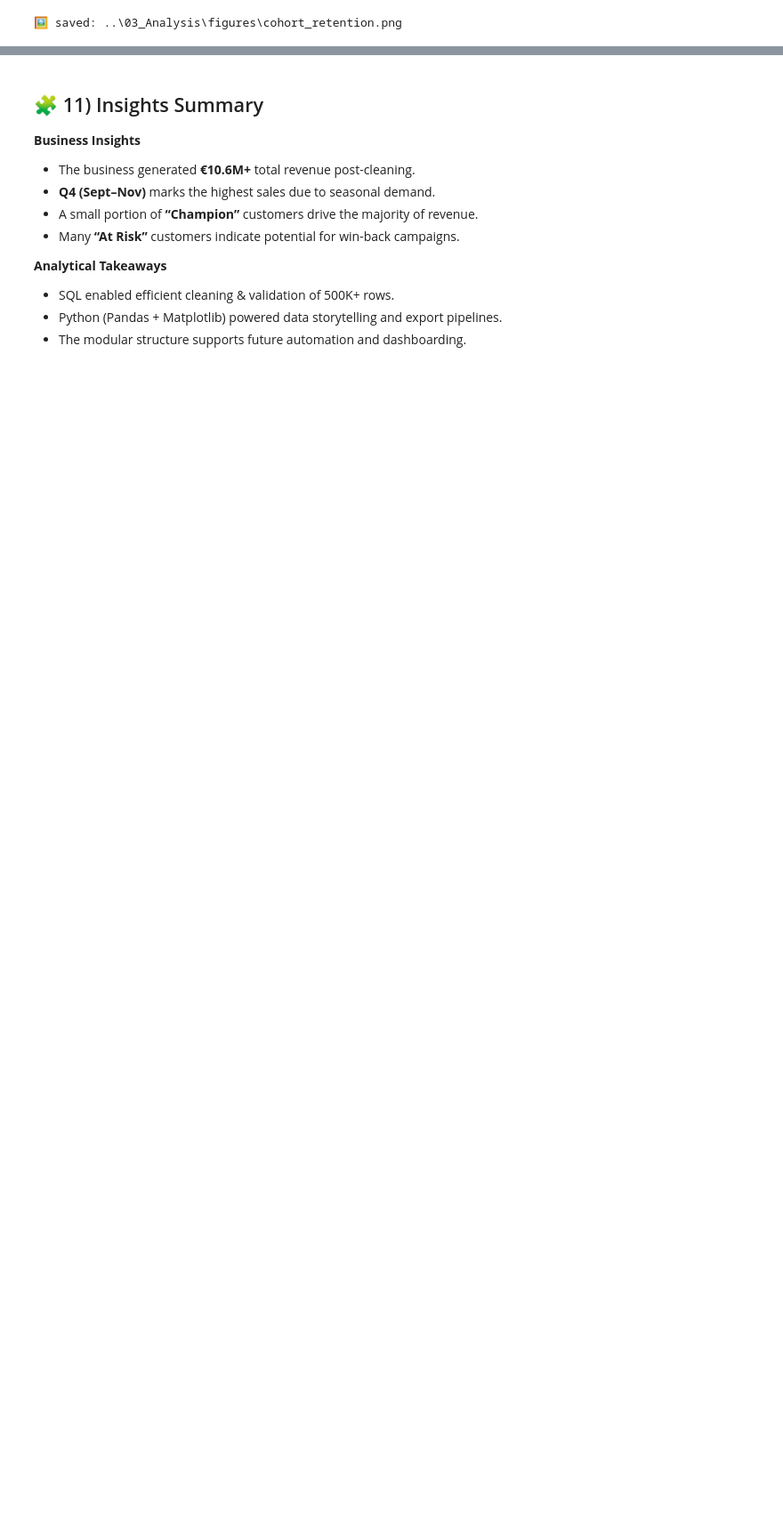
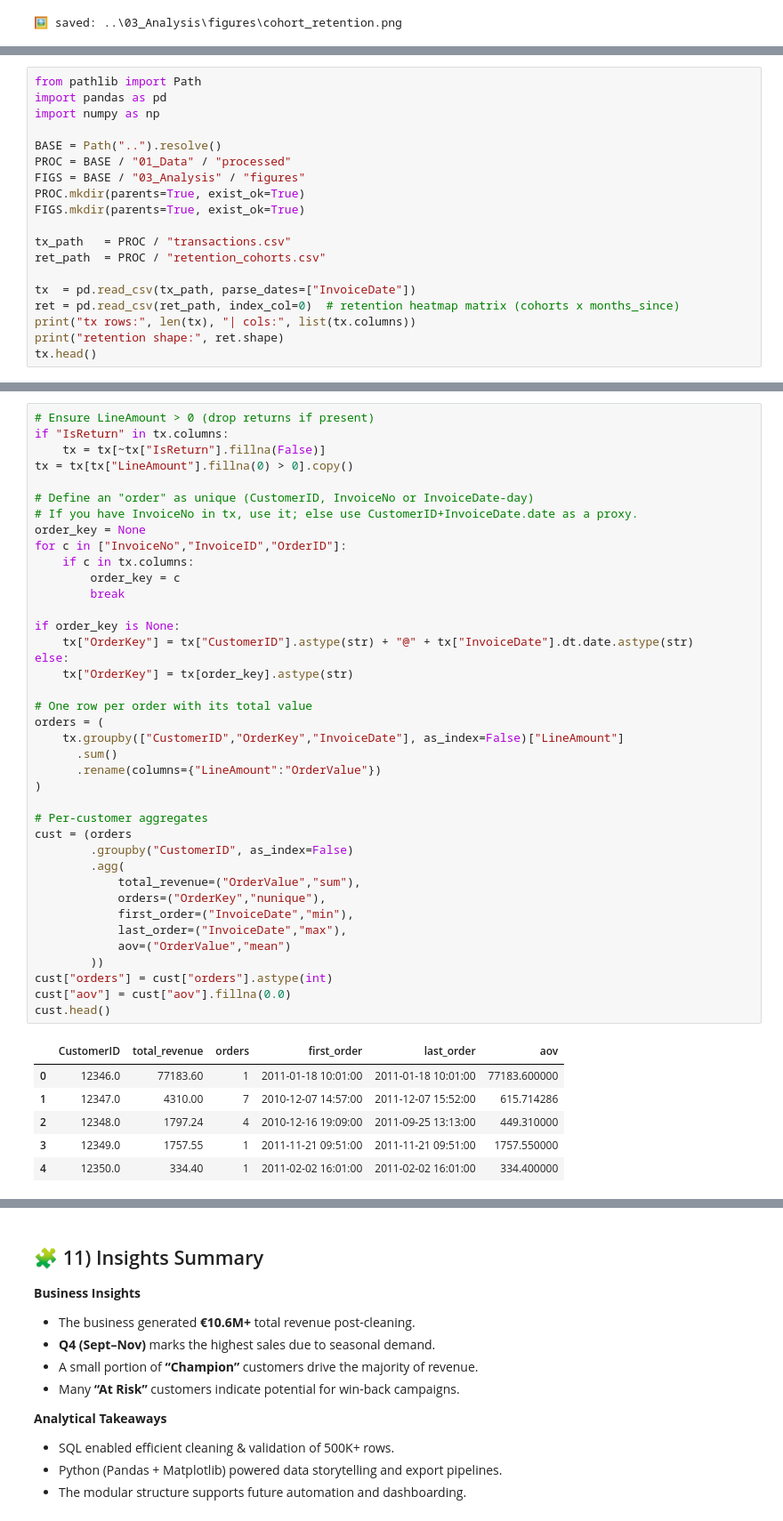
Before and after one commit to HuzeifKhan/Ecommerce-Finance-Analytics-Portfolio, a Jupyter notebook: 03_Analysis/ecommerce_analysis.ipynb, the cells around one changed output, grey strips where cells are left out. Shown at 89% size. Cells and saved outputs as stored; diff of their text form; blank space fills up the shorter version.

```diff
--- a/03_Analysis/ecommerce_analysis.ipynb
+++ b/03_Analysis/ecommerce_analysis.ipynb
@@ -933,0 +936,19 @@ print("🖼️ saved:", cohort_png)
+# %%
+from pathlib import Path
+import pandas as pd
+import numpy as np
+
+BASE = Path("..").resolve()
+PROC = BASE / "01_Data" / "processed"
+FIGS = BASE / "03_Analysis" / "figures"
+PROC.mkdir(parents=True, exist_ok=True)
+FIGS.mkdir(parents=True, exist_ok=True)
+
+tx_path   = PROC / "transactions.csv"
+ret_path  = PROC / "retention_cohorts.csv"
+
+tx  = pd.read_csv(tx_path, parse_dates=["InvoiceDate"])
+ret = pd.read_csv(ret_path, index_col=0)  # retention heatmap matrix (cohorts x months_since)
+print("tx rows:", len(tx), "| cols:", list(tx.columns))
+print("retention shape:", ret.shape)
+tx.head()
@@ -933,0 +964,46 @@ print("🖼️ saved:", cohort_png)
+# %%
+# Ensure LineAmount > 0 (drop returns if present)
+if "IsReturn" in tx.columns:
+    tx = tx[~tx["IsReturn"].fillna(False)]
+tx = tx[tx["LineAmount"].fillna(0) > 0].copy()
+
+# Define an "order" as unique (CustomerID, InvoiceNo or InvoiceDate-day)
+# If you have InvoiceNo in tx, use it; else use CustomerID+InvoiceDate.date as a proxy.
+order_key = None
+for c in ["InvoiceNo","InvoiceID","OrderID"]:
+    if c in tx.columns:
+        order_key = c
+        break
+
+if order_key is None:
+    tx["OrderKey"] = tx["CustomerID"].astype(str) + "@" + tx["InvoiceDate"].dt.date.astype(str)
+else:
+    tx["OrderKey"] = tx[order_key].astype(str)
+
+# One row per order with its total value
+orders = (
+    tx.groupby(["CustomerID","OrderKey","InvoiceDate"], as_index=False)["LineAmount"]
+      .sum()
+      .rename(columns={"LineAmount":"OrderValue"})
+)
+
+# Per-customer aggregates
+cust = (orders
+        .groupby("CustomerID", as_index=False)
+        .agg(
+            total_revenue=("OrderValue","sum"),
+            orders=("OrderKey","nunique"),
+            first_order=("InvoiceDate","min"),
+            last_order=("InvoiceDate","max"),
+            aov=("OrderValue","mean")
+        ))
+cust["orders"] = cust["orders"].astype(int)
+cust["aov"] = cust["aov"].fillna(0.0)
+cust.head()
+# %% [output]
+|  | CustomerID | total_revenue | orders | first_order | last_order | aov |
+| 0 | 12346.0 | 77183.60 | 1 | 2011-01-18 10:01:00 | 2011-01-18 10:01:00 | 77183.600000 |
+| 1 | 12347.0 | 4310.00 | 7 | 2010-12-07 14:57:00 | 2011-12-07 15:52:00 | 615.714286 |
+| 2 | 12348.0 | 1797.24 | 4 | 2010-12-16 19:09:00 | 2011-09-25 13:13:00 | 449.310000 |
+| 3 | 12349.0 | 1757.55 | 1 | 2011-11-21 09:51:00 | 2011-11-21 09:51:00 | 1757.550000 |
+| 4 | 12350.0 | 334.40 | 1 | 2011-02-02 16:01:00 | 2011-02-02 16:01:00 | 334.400000 |
```
Also changed, not shown: parts of 5 cells of this notebook, 7 other files.
